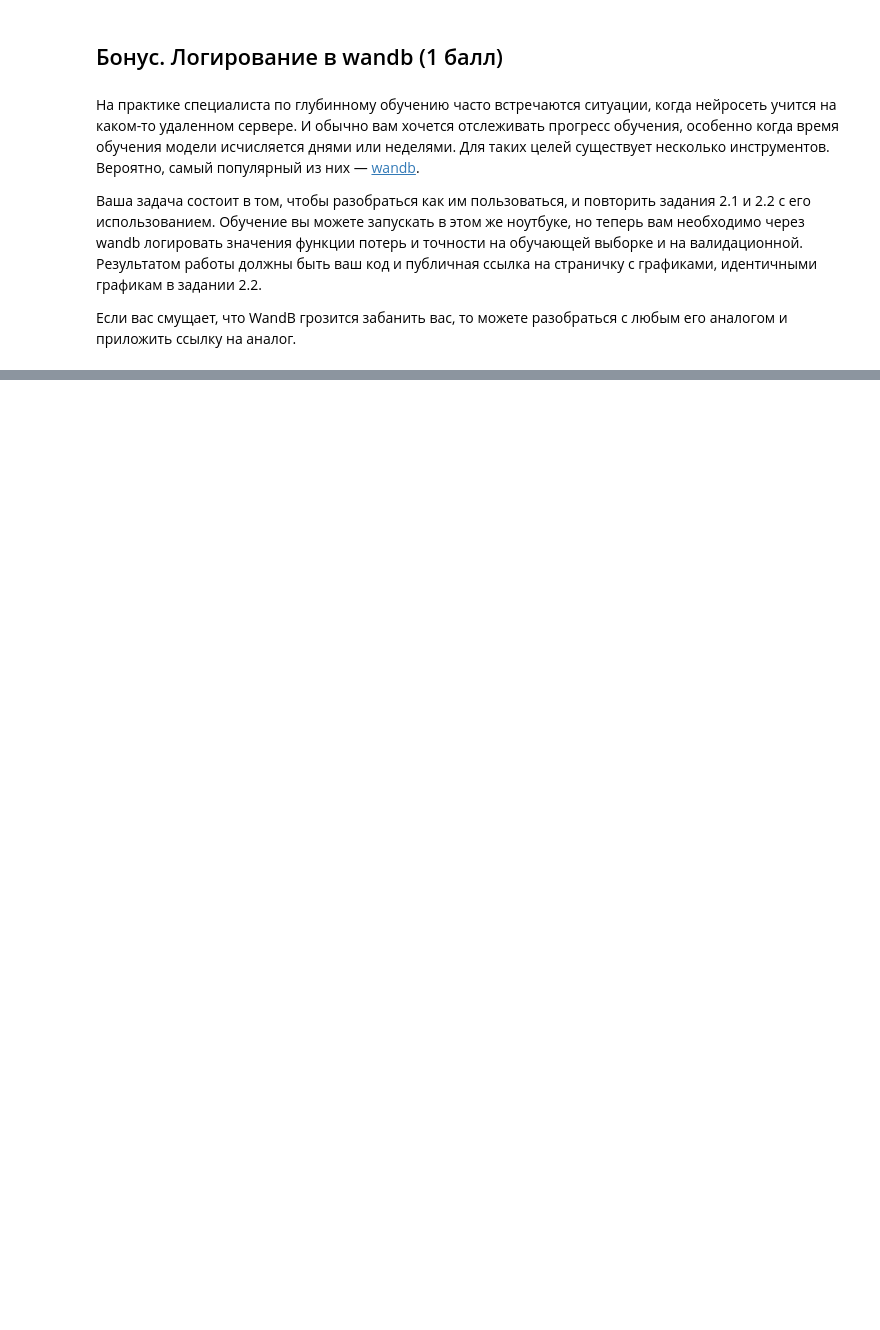
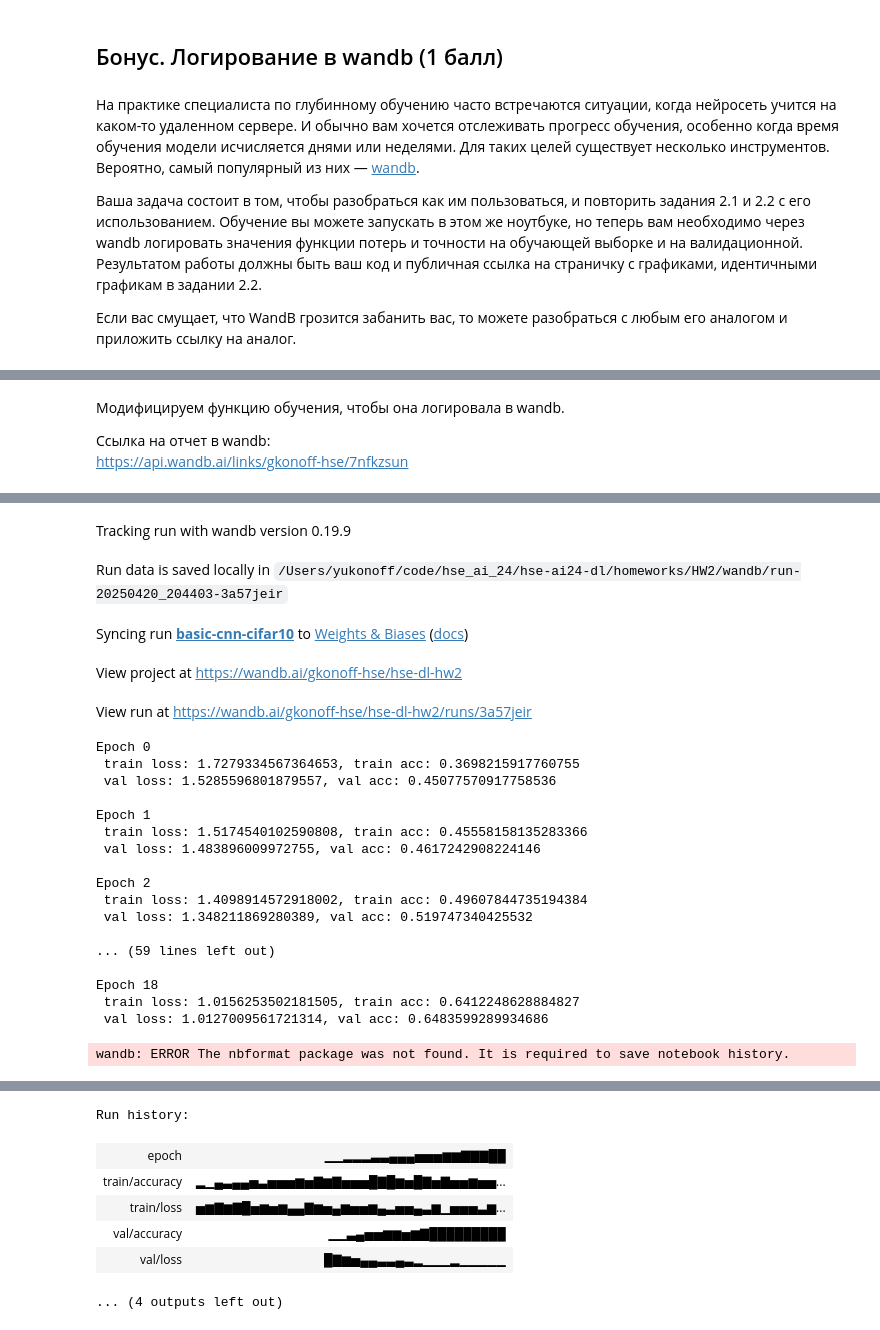
Before and after one commit to psaw/hse-ai24-dl, a Jupyter notebook: homeworks/HW2/HW2.ipynb, the cells around one changed output, grey strips where cells are left out. Saved outputs shown, nothing was run; the diff lists cells and outputs as text; code cells hidden in the pictures; blank space fills up the shorter version.

Commit message:
Homework 2 - done

```diff
--- a/homeworks/HW2/HW2.ipynb
+++ b/homeworks/HW2/HW2.ipynb
@@ -286,0 +444,16 @@ tr_loss_log, tr_acc_log, val_loss_log, val_acc_log = train(
+# %%
+# <your code here>
+# Создаем новую модель
+net = BasicBlockNet().to(device)
+
+# Инициализируем оптимизатор с маленькой скоростью обучения
+optimizer = optim.SGD(net.parameters(), lr=0.001, momentum=0.9)
+
+# Обучаем модель
+train_loss_log, train_acc_log, val_loss_log, val_acc_log = train(
+    net, optimizer, 20, train_loader, val_loader
+)
+
+# Проверяем качество на тестовой выборке
+test_loss, test_acc = test(net, test_loader)
+print(f"Test accuracy with constant lr=0.001: {test_acc:.4f}")
@@ -346,0 +834,5 @@ Your answers here:
+# %% [markdown]
+Модифицируем функцию обучения, чтобы она логировала в wandb.
+
+Ссылка на отчет в wandb:
+https://api.wandb.ai/links/gkonoff-hse/7nfkzsun
@@ -346,0 +914,28 @@ Your answers here:
+# %%
+# Инициализация wandb
+wandb.init(
+    project="hse-dl-hw2",  # Название проекта
+    name="basic-cnn-cifar10",  # Название эксперимента
+    config={  # Конфигурация эксперимента
+        "architecture": "BasicBlockNet",
+        "dataset": "CIFAR10",
+        "epochs": 20,
+        "batch_size": 64,
+        "learning_rate": 0.1,
+        "momentum": 0.9,
+        "optimizer": "SGD",
+    },
+)
+
+# Обучаем модель с логированием
+net = BasicBlockNet().to(device)
+optimizer = optim.SGD(net.parameters(), lr=0.1, momentum=0.9)
+scheduler = optim.lr_scheduler.MultiStepLR(optimizer, milestones=[10, 15], gamma=0.1)
+
+train_loss_log, train_acc_log, val_loss_log, val_acc_log = train_with_wandb(
+    net, optimizer, 20, train_loader, val_loader, scheduler, wandb
+)
+
+# Завершаем эксперимент
+wandb.finish()
+# %% [output]
@@ -346,0 +943,23 @@ Your answers here:
+Tracking run with wandb version 0.19.9
+Run data is saved locally in /Users/yukonoff/code/hse_ai_24/hse-ai24-dl/homeworks/HW2/wandb/run-20250420_204403-3a57jeir
+Syncing run basic-cnn-cifar10 to Weights & Biases (docs)
+View project at https://wandb.ai/gkonoff-hse/hse-dl-hw2
+View run at https://wandb.ai/gkonoff-hse/hse-dl-hw2/runs/3a57jeir
+Epoch 0
+ train loss: 1.7279334567364653, train acc: 0.3698215917760755
+ val loss: 1.5285596801879557, val acc: 0.45077570917758536
+
+Epoch 1
+ train loss: 1.5174540102590808, train acc: 0.45558158135283366
+ val loss: 1.483896009972755, val acc: 0.4617242908224146
+
+Epoch 2
+ train loss: 1.4098914572918002, train acc: 0.49607844735194384
+ val loss: 1.348211869280389, val acc: 0.519747340425532
+
+... (59 lines left out)
+
+Epoch 18
+ train loss: 1.0156253502181505, train acc: 0.6412248628884827
+ val loss: 1.0127009561721314, val acc: 0.6483599289934686
+wandb: ERROR The nbformat package was not found. It is required to save notebook history.
@@ -346,0 +970,7 @@ Your answers here:
+Run history:
+| epoch | ▁▁▂▂▂▃▃▄▄▄▅▅▅▆▆▇▇▇██ |
+| train/accuracy | ▂▁▄▃▄▄▅▃▅▅▅▆▅▇▆▇▅▅▅█▇█▆▅█▇▅▇▅▅▆▅▅... |
+| train/loss | ▅▆▇▆▇█▅▆▅▆▄▄▇▆▅▄▆▅▅▆▄▃▅▅▄▃▆▁▅▅▅▃▆... |
+| val/accuracy | ▁▁▃▄▅▅▆▆▅▆▇█████████ |
+| val/loss | █▇▆▅▄▄▃▃▄▃▂▁▁▁▂▁▁▁▁▁ |
+... (4 outputs left out)
```
Also changed, not shown: parts of 39 cells of this notebook, 1 other file.
